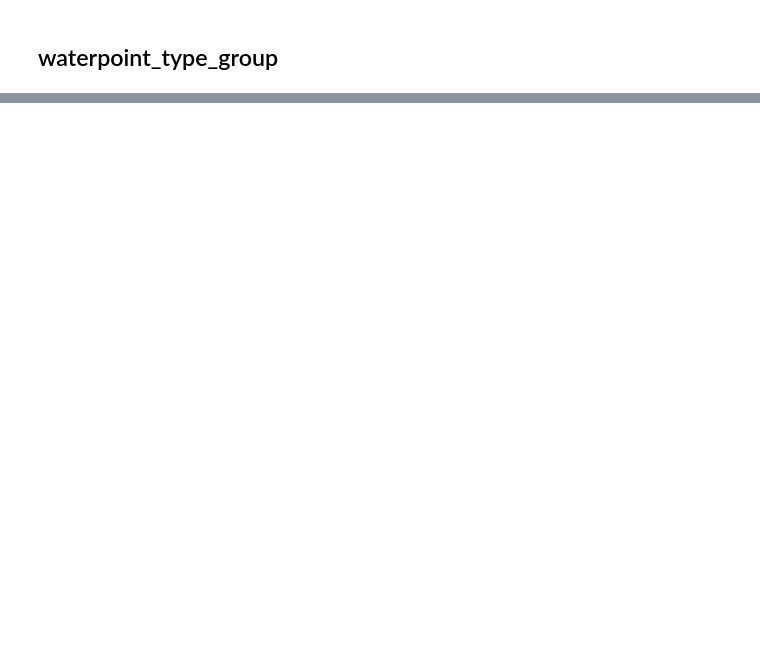
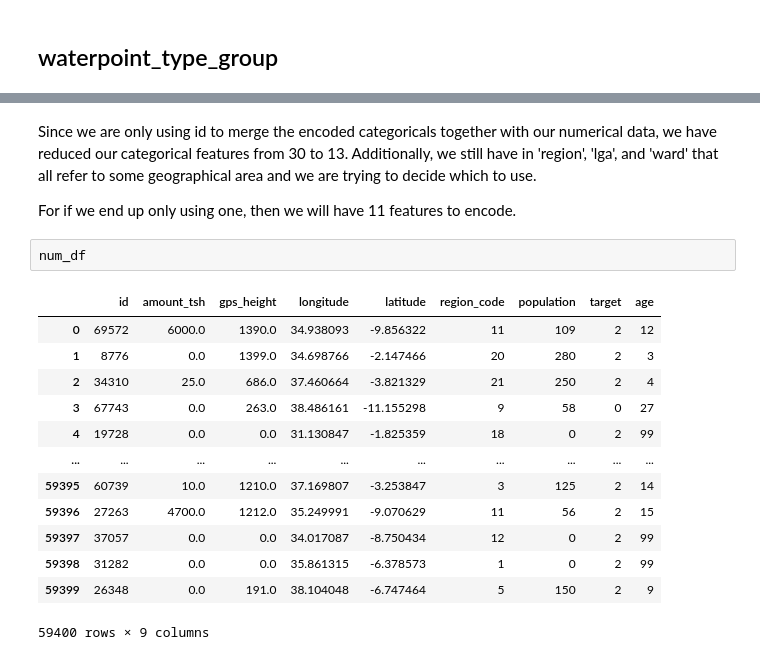
Before and after one commit to brtracy/phase_3_project, a Jupyter notebook: EDA.ipynb, the cells around one changed output, grey strips where cells are left out. Cells and saved outputs as stored; diff of their text form; blank space fills up the shorter version.

```diff
--- a/EDA.ipynb
+++ b/EDA.ipynb
@@ -1597,0 +2070,20 @@ extraction_type_df
+# %% [markdown]
+Since we are only using id to merge the encoded categoricals together with our numerical data, we have reduced our categorical features from 30 to 13. Additionally, we still have in 'region', 'lga', and 'ward' that all refer to some geographical area and we are trying to decide which to use.
+
+For if we end up only using one, then we will have 11 features to encode.
+# %%
+num_df
+# %% [output]
+|  | id | amount_tsh | gps_height | longitude | latitude | region_code | population | target | age |
+| 0 | 69572 | 6000.0 | 1390.0 | 34.938093 | -9.856322 | 11 | 109 | 2 | 12 |
+| 1 | 8776 | 0.0 | 1399.0 | 34.698766 | -2.147466 | 20 | 280 | 2 | 3 |
+| 2 | 34310 | 25.0 | 686.0 | 37.460664 | -3.821329 | 21 | 250 | 2 | 4 |
+| 3 | 67743 | 0.0 | 263.0 | 38.486161 | -11.155298 | 9 | 58 | 0 | 27 |
+| 4 | 19728 | 0.0 | 0.0 | 31.130847 | -1.825359 | 18 | 0 | 2 | 99 |
+| ... | ... | ... | ... | ... | ... | ... | ... | ... | ... |
+| 59395 | 60739 | 10.0 | 1210.0 | 37.169807 | -3.253847 | 3 | 125 | 2 | 14 |
+| 59396 | 27263 | 4700.0 | 1212.0 | 35.249991 | -9.070629 | 11 | 56 | 2 | 15 |
+| 59397 | 37057 | 0.0 | 0.0 | 34.017087 | -8.750434 | 12 | 0 | 2 | 99 |
+| 59398 | 31282 | 0.0 | 0.0 | 35.861315 | -6.378573 | 1 | 0 | 2 | 99 |
+| 59399 | 26348 | 0.0 | 191.0 | 38.104048 | -6.747464 | 5 | 150 | 2 | 9 |
+59400 rows × 9 columns
```
Also changed, not shown: parts of 85 cells of this notebook.
